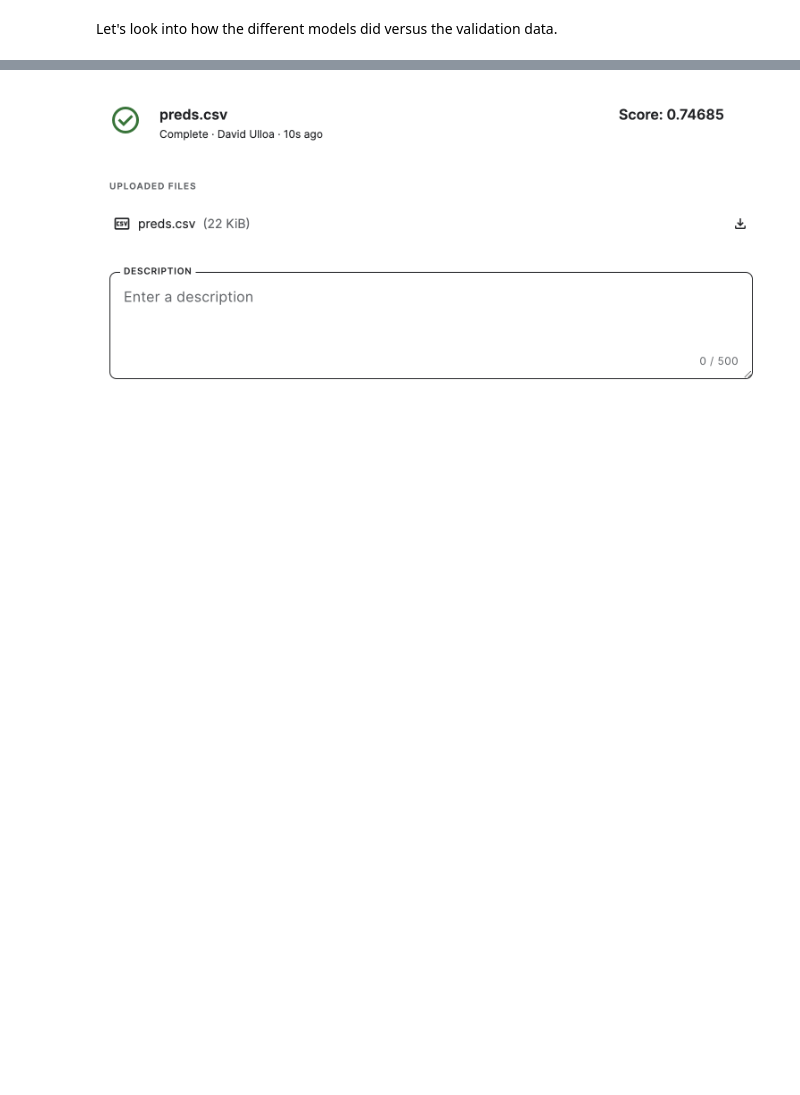
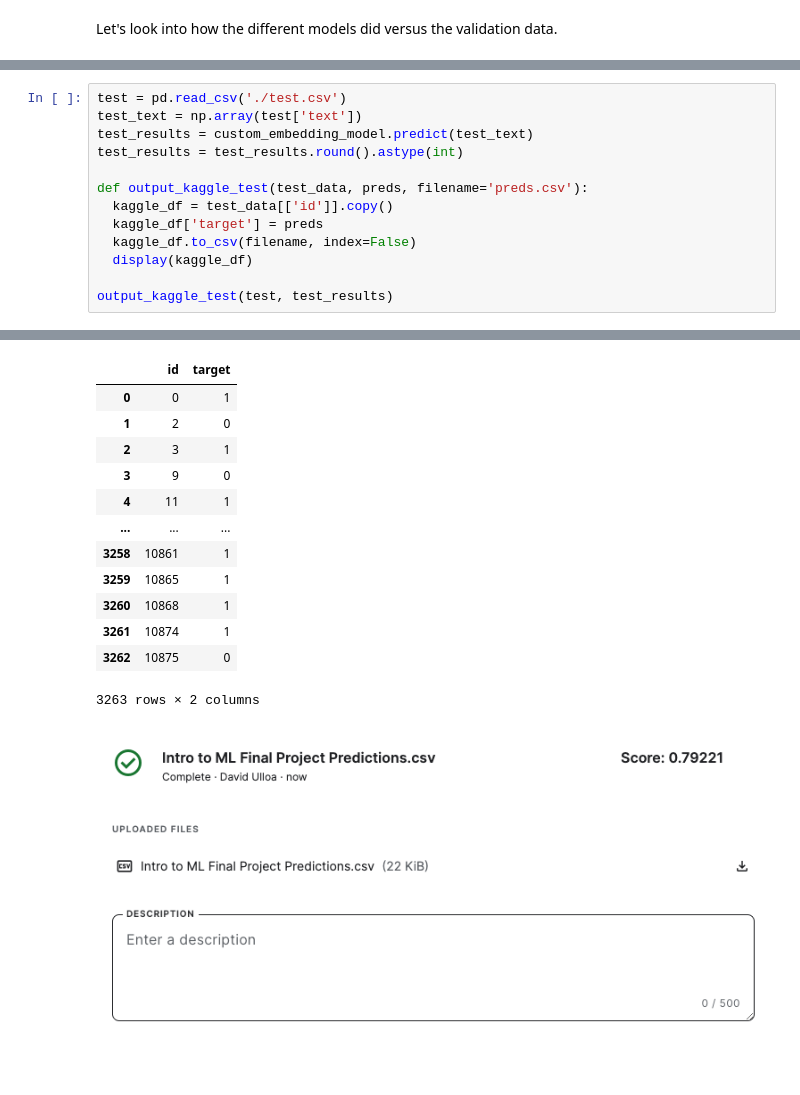
Before and after one commit to DavidUlloa6310/disaster_tweets, a Jupyter notebook: Intro_to_ML_Final_Project.ipynb, the cells around one changed output, grey strips where cells are left out. Cells and saved outputs as stored; diff of their text form; blank space fills up the shorter version.

```diff
--- a/Intro_to_ML_Final_Project.ipynb
+++ b/Intro_to_ML_Final_Project.ipynb
@@ -478,0 +523,14 @@ display(val_X[val_Y != lstm_predictions][:5])
+# %%
+test = pd.read_csv('./test.csv')
+test_text = np.array(test['text'])
+test_results = custom_embedding_model.predict(test_text)
+test_results = test_results.round().astype(int)
+
+def output_kaggle_test(test_data, preds, filename='preds.csv'):
+  kaggle_df = test_data[['id']].copy()
+  kaggle_df['target'] = preds
+  kaggle_df.to_csv(filename, index=False)
+  display(kaggle_df)
+
+output_kaggle_test(test, test_results)
+# %% [output]
@@ -479,5 +538,18 @@ display(val_X[val_Y != lstm_predictions][:5])
+|  | id | target |
+| 0 | 0 | 1 |
+| 1 | 2 | 0 |
+| 2 | 3 | 1 |
+| 3 | 9 | 0 |
+| 4 | 11 | 1 |
+| ... | ... | ... |
+| 3258 | 10861 | 1 |
+| 3259 | 10865 | 1 |
+| 3260 | 10868 | 1 |
+| 3261 | 10874 | 1 |
+| 3262 | 10875 | 0 |
+3263 rows × 2 columns
 # %% [markdown]
-![image.png](attachment:image.png)
+![image.png](embedded-picture-1)
 # %% [markdown]
 ## Conclusion
 
```
Also changed, not shown: parts of 22 cells of this notebook.
